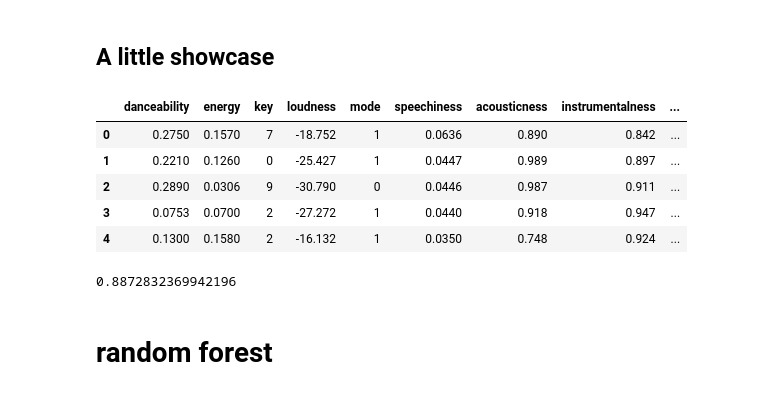
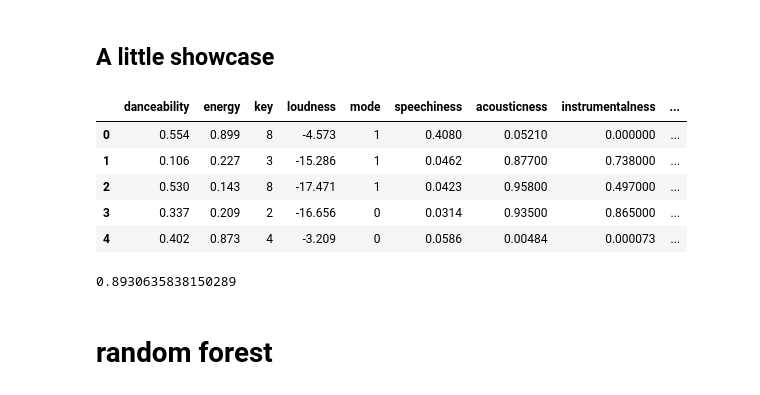
Before and after one commit to Benjamin-Barda/spotyCARLO, a Jupyter notebook: decisionTree.ipynb, the cells around one changed output. Drawn from its saved outputs; the diff is of its cells as text; code cells hidden in the pictures.

```diff
--- a/decisionTree.ipynb
+++ b/decisionTree.ipynb
@@ -55,18 +55,26 @@ import matplotlib.pyplot as plt
 from sklearn.model_selection import train_test_split
 # %%
 dF = pd.read_csv('data//csvs//dataframeV1.csv', index_col=0)
+
+# Drop not usefull cols
 dF = dF.drop(['id', 'uri'], axis = 1)
+
+# Turn genres names into cat
 dF.label = pd.Categorical(dF.label)
 dF['Y'] = dF.label.cat.codes
 dF = dF.drop(['label'], axis = 1)
+
+# Shuffling the dataset
+dF = dF.sample(frac=1).reset_index(drop=True)
+
 dF.head()
 # %% [output]
 |  | danceability | energy | key | loudness | mode | speechiness | acousticness | instrumentalness | ... |
-| 0 | 0.2750 | 0.1570 | 7 | -18.752 | 1 | 0.0636 | 0.890 | 0.842 | ... |
-| 1 | 0.2210 | 0.1260 | 0 | -25.427 | 1 | 0.0447 | 0.989 | 0.897 | ... |
-| 2 | 0.2890 | 0.0306 | 9 | -30.790 | 0 | 0.0446 | 0.987 | 0.911 | ... |
-| 3 | 0.0753 | 0.0700 | 2 | -27.272 | 1 | 0.0440 | 0.918 | 0.947 | ... |
-| 4 | 0.1300 | 0.1580 | 2 | -16.132 | 1 | 0.0350 | 0.748 | 0.924 | ... |
+| 0 | 0.554 | 0.899 | 8 | -4.573 | 1 | 0.4080 | 0.05210 | 0.000000 | ... |
+| 1 | 0.106 | 0.227 | 3 | -15.286 | 1 | 0.0462 | 0.87700 | 0.738000 | ... |
+| 2 | 0.530 | 0.143 | 8 | -17.471 | 1 | 0.0423 | 0.95800 | 0.497000 | ... |
+| 3 | 0.337 | 0.209 | 2 | -16.656 | 0 | 0.0314 | 0.93500 | 0.865000 | ... |
+| 4 | 0.402 | 0.873 | 4 | -3.209 | 0 | 0.0586 | 0.00484 | 0.000073 | ... |
 # %%
 from DecisionTree.tree import Tree
 
@@ -89,7 +98,7 @@ preds = dT.predict(x_test.to_numpy())
 # Calculate the overall accuracy.
 sum(preds == y_test) / len(preds)
 # %% [output]
-0.8872832369942196
+0.8930635838150289
 # %% [markdown]
 # random forest
 # %% [markdown]
```
Also changed, not shown: parts of 10 cells of this notebook, 2 other files.
